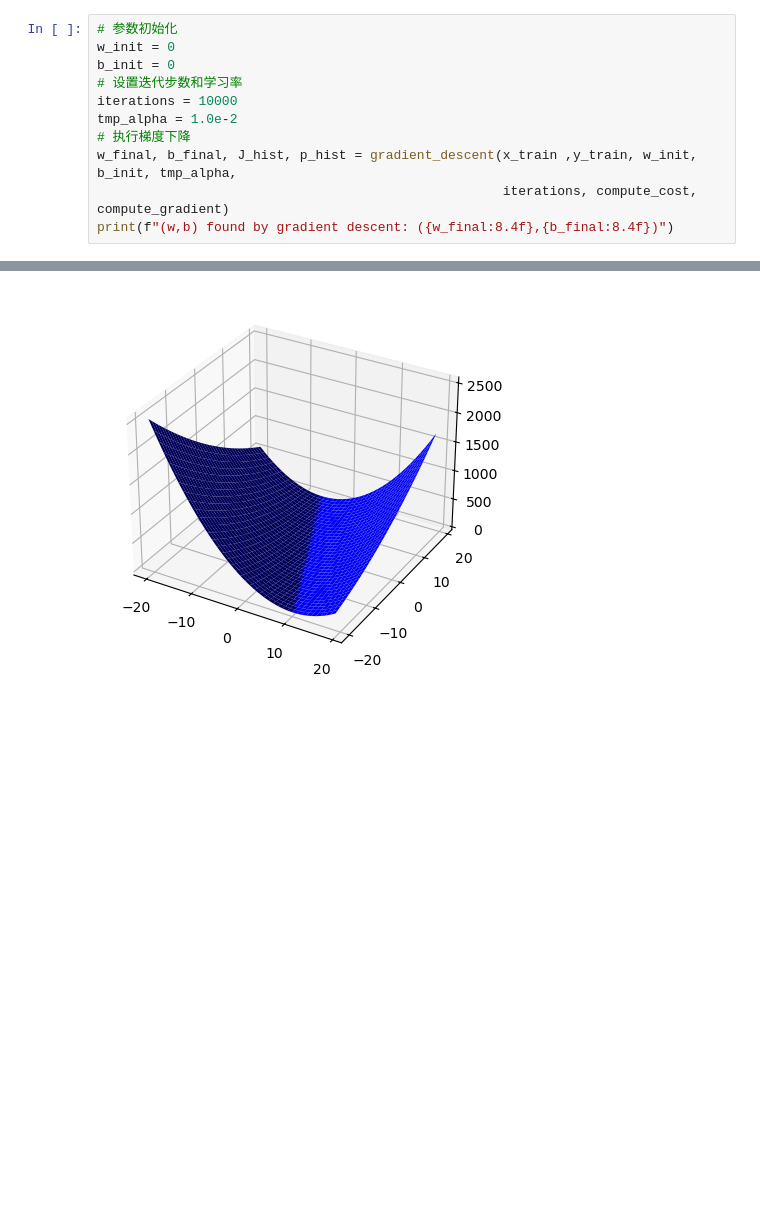
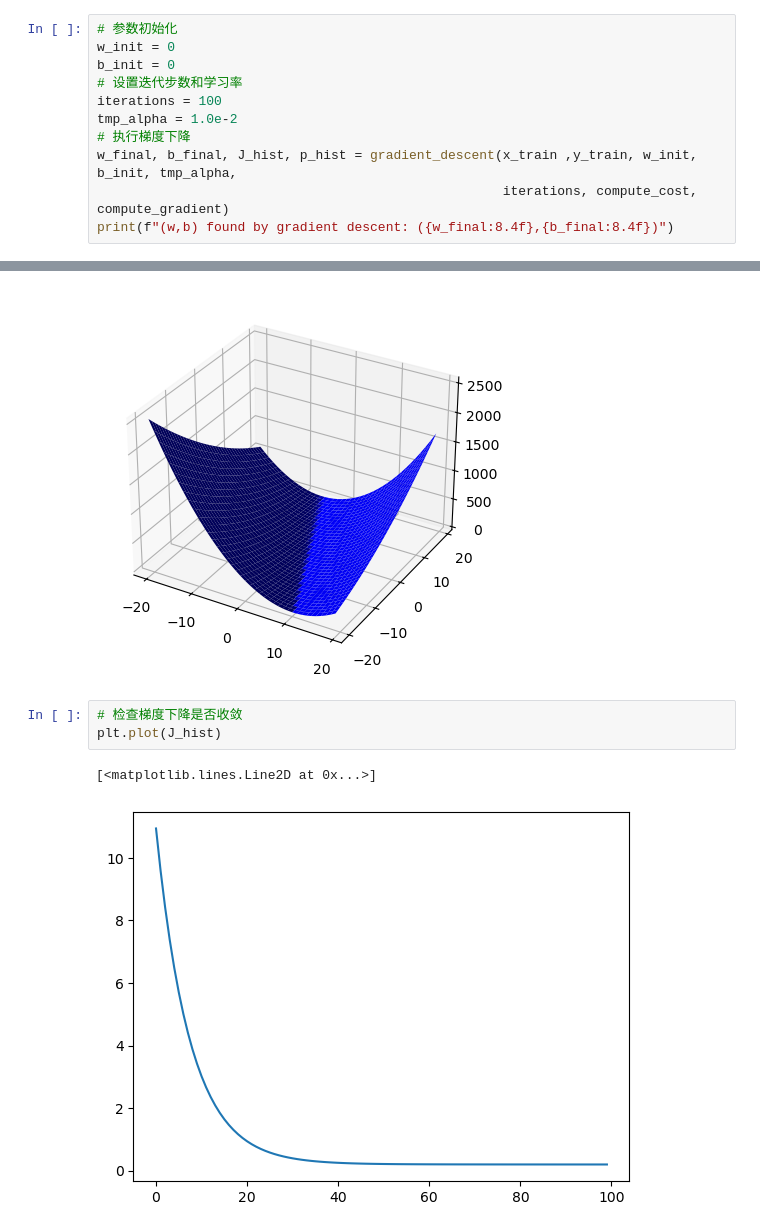
Before and after one commit to WoodenGirl/deep-learning, a Jupyter notebook: 3-机器学习/监督学习/一元线性回归.ipynb, the cells around one changed output, grey strips where cells are left out. Drawn from its saved outputs; the diff is of its cells as text; blank space fills up the shorter version.

```diff
--- a/3-机器学习/监督学习/一元线性回归.ipynb
+++ b/3-机器学习/监督学习/一元线性回归.ipynb
@@ -117,7 +114,7 @@ y_train = np.array([2.50, 3.00, 4.80, 4.30, 6.30, 7.30])   #房子成交价
 w_init = 0
 b_init = 0
 # 设置迭代步数和学习率
-iterations = 10000
+iterations = 100
 tmp_alpha = 1.0e-2
 # 执行梯度下降
 w_final, b_final, J_hist, p_hist = gradient_descent(x_train ,y_train, w_init, b_init, tmp_alpha,
@@ -169,3 +166,9 @@ surf = ax.plot_surface(w, b, compute_cost(x_train, y_train, w, b), color='blue')
 plt.show()
 # %% [output]
 [figure]
+# %%
+# 检查梯度下降是否收敛
+plt.plot(J_hist)
+# %% [output]
+[<matplotlib.lines.Line2D at 0x...>]
+[figure, added]
```
Also changed, not shown: parts of 3 cells of this notebook, 7 other files.
